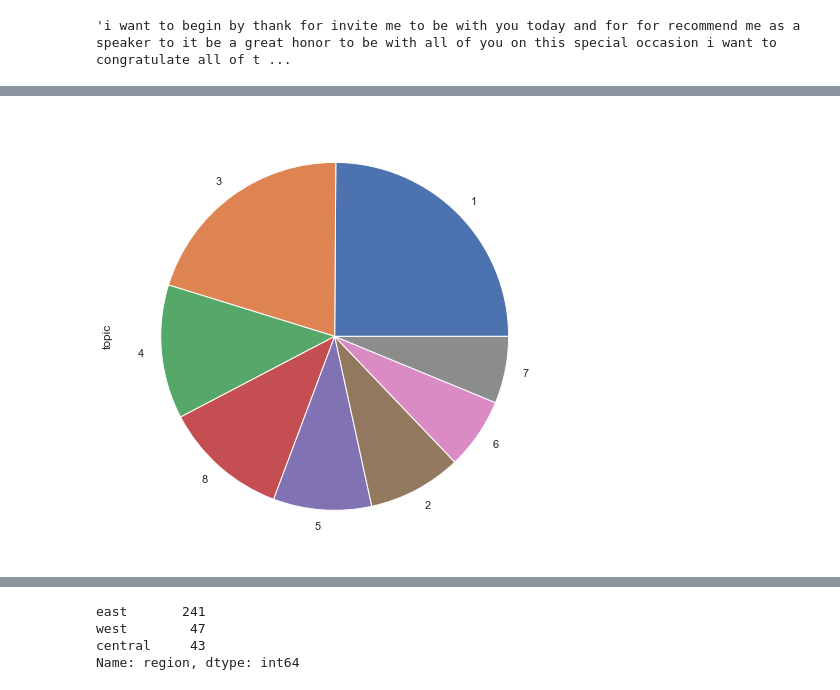
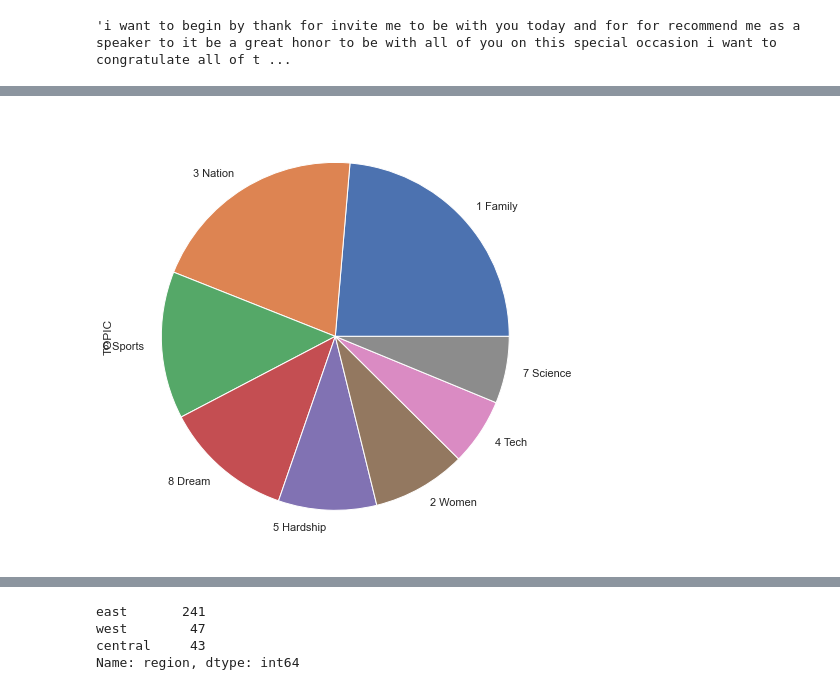
Before and after one commit to katiehuang1221/NLP-Analysis-On-Motivational-Speeches, a Jupyter notebook: notebook/06_topic_modeling_interpret.ipynb, the cells around one changed output, grey strips where cells are left out. Saved outputs shown, nothing was run; the diff lists cells and outputs as text; code cells hidden in the pictures.

```diff
--- a/notebook/06_topic_modeling_interpret.ipynb
+++ b/notebook/06_topic_modeling_interpret.ipynb
@@ -191,6 +191,12 @@ doc_assigned_topic = doc_topic.argsort(axis=1)[:,-1]+1
 # %%
 # Create column for topic
 speech_df_x['topic'] = doc_assigned_topic
+# %%
+mapping_topic = {'1':'1 Family','2':"2 Women",'3':'3 Nation','4':"4 Tech",
+                 '5':"5 Hardship",'6':"6 Sports",'7':"7 Science",'8':"8 Dream"}
+# %%
+# Use text as topic
+speech_df_x['TOPIC'] = speech_df_x['topic'].astype(str).map(mapping_topic)
 # %%
 speech_df_x.head()
 # %% [output]
@@ -320,5 +332,5 @@ east_topic.plot.pie(y='topic');
 # %%
-east_topic = speech_df_x[(speech_df_x.region == 'east')].topic.value_counts()
-east_topic.plot.pie(y='topic');
+east_topic = pd.DataFrame(speech_df_x[(speech_df_x.region == 'east')].TOPIC.value_counts())
+east_topic.plot.pie(y='TOPIC',legend=False);
 # %% [output]
-[figure, old version]
+[figure, new version]
```
Also changed, not shown: parts of 59 cells of this notebook.
